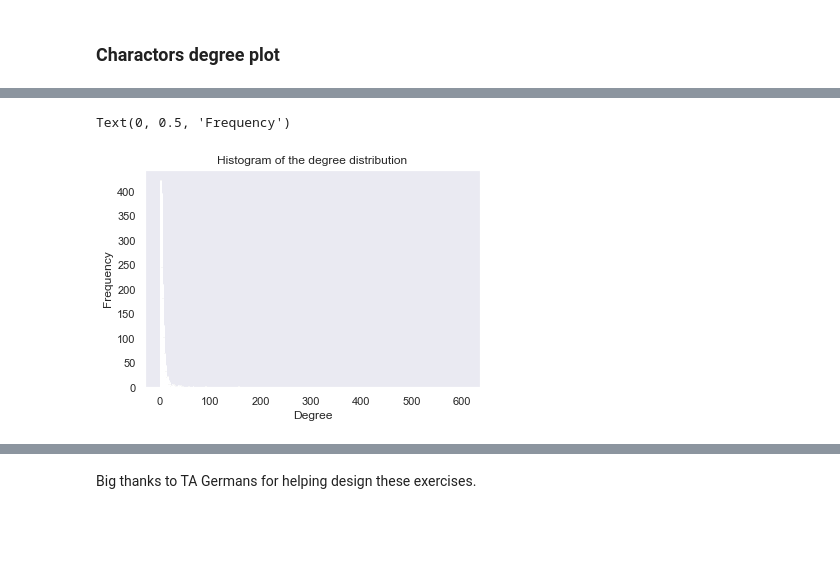
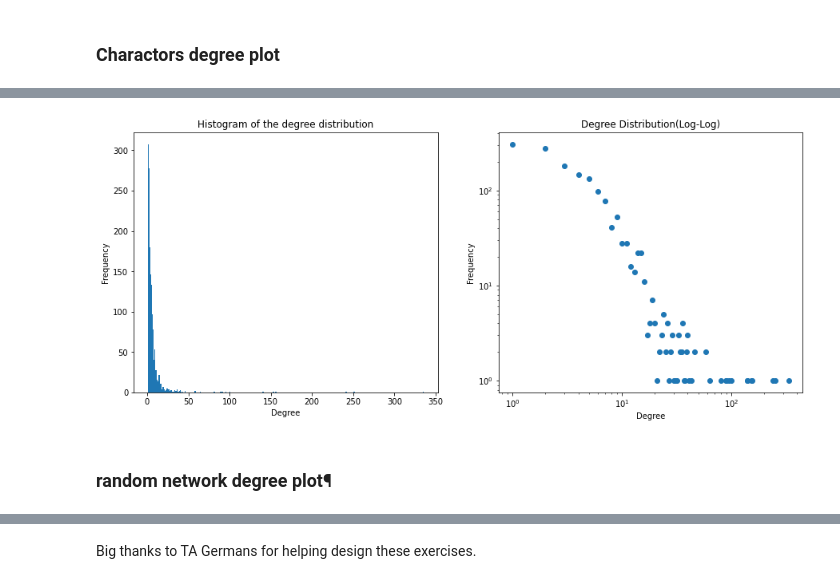
Before and after one commit to Narcissist1/socialgraphs2020, a Jupyter notebook: lectures/Week4.ipynb, the cells around one changed output, grey strips where cells are left out. Drawn from its saved outputs; the diff is of its cells as text; code cells hidden in the pictures; blank space fills up the shorter version.

```diff
--- a/lectures/Week4.ipynb
+++ b/lectures/Week4.ipynb
@@ -320,5 +323,28 @@ plotDegree(out_degree_sequence, label='out_degree')
 Compare to the in_degree, most of the out_degree are gathering in low degree area which means that most of the pages are more frequently being cited than cite other pages
 # %% [markdown]
 ## Degree comparison
+# %%
+degree_sequence = sorted([d for n, d in DG.degree()], reverse=True)
+
+def logPlot(degree_sequence):
+    counter = collections.Counter(degree_sequence)
+    x, y = [], []
+    for key, value in counter.items():
+        x.append(key)
+        y.append(value)
+
+    plt.title('Degree Distribution(Log-Log)')
+    plt.xlabel("Degree")
+    plt.ylabel("Frequency")
+    plt.loglog(x, y, 'o')
+
+
+def histPlot(degree_sequence):
+    vec = [i for i in range(min(degree_sequence), max(degree_sequence) + 1)]
+    hx, hy, _ = plt.hist(degree_sequence, bins=vec)
+    plt.bar(hy[:-1], hx)
+    plt.title('Histogram of the degree distribution')
+    plt.xlabel("Degree")
+    plt.ylabel("Frequency")
 # %% [markdown]
 ### Charactors degree plot
@@ -343,10 +351,11 @@ logPlot(degree_sequence)
-# %%
-vec = [i for i in range(min(degree_sequence), max(degree_sequence) + 1)]
-hx, hy, _ = plt.hist(degree_sequence, bins=vec)
-plt.bar(hy[:-1], hx, color='black')
-plt.title('Histogram of the degree distribution')
-plt.xlabel("Degree")
-plt.ylabel("Frequency")
-# %% [output]
-Text(0, 0.5, 'Frequency')
-[figure, removed]
+# %%
+f = plt.figure(figsize=(15,6))
+plt.subplot(1,2,1)
+histPlot(degree_sequence)
+plt.subplot(1,2,2)
+logPlot(degree_sequence)
+plt.show()
+# %% [output]
+[figure, added]
+# %% [markdown]
+### random network degree plot¶
```
Also changed, not shown: parts of 14 cells of this notebook.
